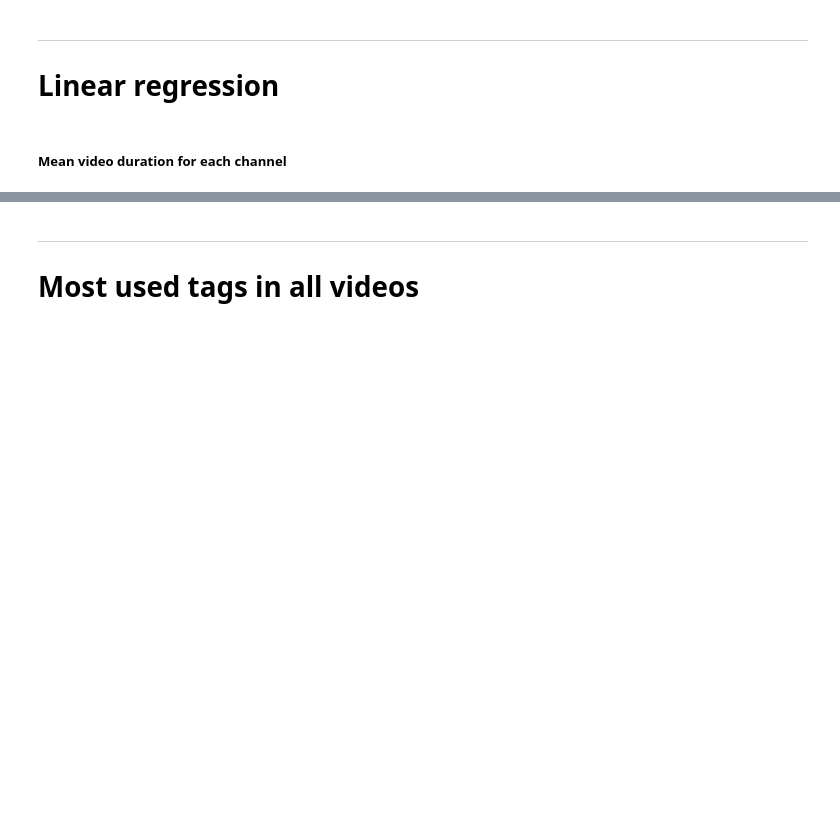
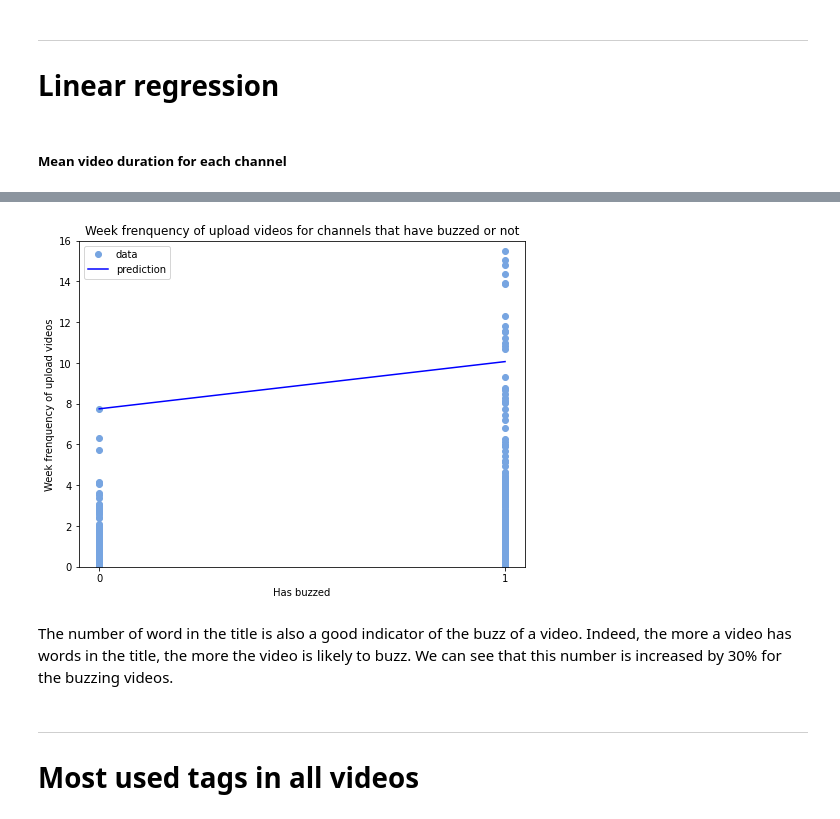
Before and after one commit to epfl-ada/ada-2022-project-croquemadame, a Jupyter notebook: P3/P3.ipynb, the cells around one changed output, grey strips where cells are left out. Drawn from its saved outputs; the diff is of its cells as text; code cells hidden in the pictures; blank space fills up the shorter version.

```diff
--- a/P3/P3.ipynb
+++ b/P3/P3.ipynb
@@ -364,0 +431,5 @@ plt.show()
+# %%
+import statsmodels.formula.api as smf
+model = smf.ols(formula='mean_numwords ~ C(has_buzzed)', data=ent_channels)
+res = model.fit()
+print(res.summary())
@@ -365,3 +454,26 @@ plt.show()
+# %%
+pred_ols = res.fittedvalues
+fig, ax = plt.subplots(figsize=(8, 6))
+
+#x is has_buzzed
+x = ent_channels['has_buzzed']
+#y is mean_duration
+y = ent_channels['week_freq']
+
+ax.plot(x, y, "o", label="data")
+ax.plot(x, pred_ols, "b-", label="prediction")
+plt.legend()
+plt.ylim(0, 16)
+plt.xticks([0, 1])
+plt.title("Week frenquency of upload videos for channels that have buzzed or not")
+plt.xlabel("Has buzzed")
+plt.ylabel("Week frenquency of upload videos")
+
+plt.show()
+# %% [output]
+[figure, added]
+# %% [markdown]
+The number of word in the title is also a good indicator of the buzz of a video. Indeed, the more a video has words in the title, the more the video is likely to buzz. We can see that this number is increased by 30% for the buzzing videos.
 # %% [markdown]
 ***
 # Most used tags in all videos
```
Also changed, not shown: parts of 11 cells of this notebook.
